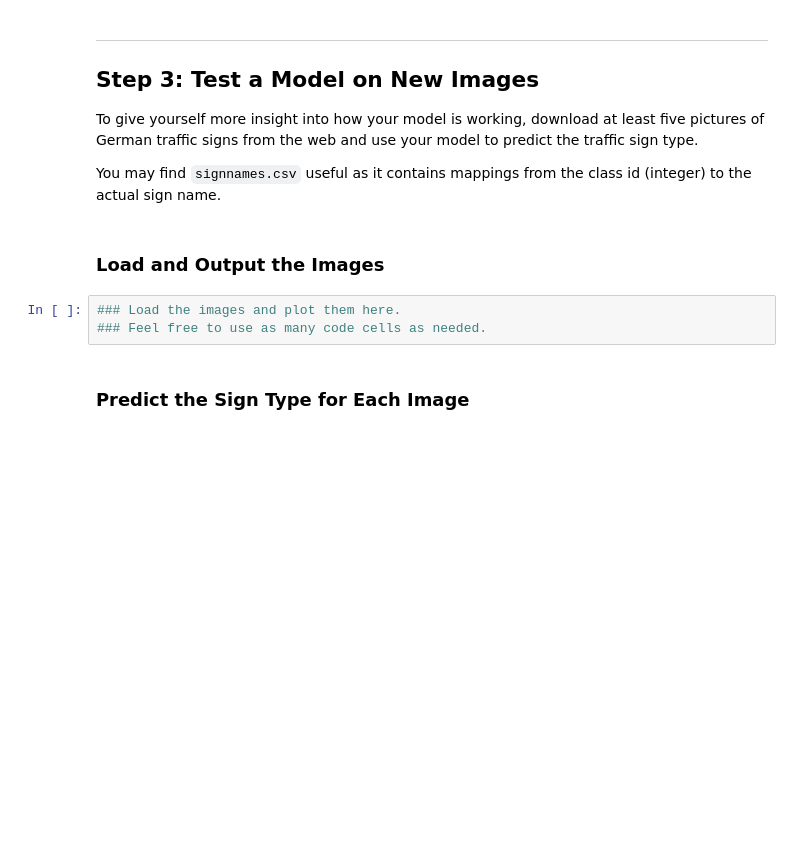
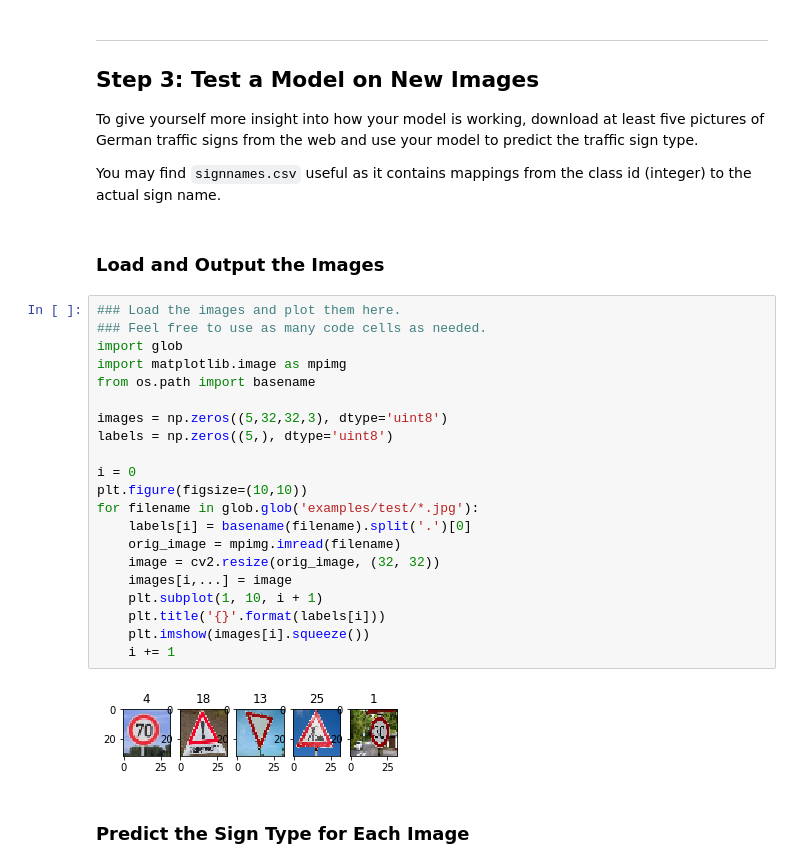
Before and after one commit to pkovarynng/CarND-Traffic-Sign-Classifier-Project, a Jupyter notebook: Traffic_Sign_Classifier.ipynb, the cells around one changed output. Saved outputs shown, nothing was run; the diff lists cells and outputs as text; blank space fills up the shorter version.

Commit message:
testing the model, adding test images and test the model with them

```diff
--- a/Traffic_Sign_Classifier.ipynb
+++ b/Traffic_Sign_Classifier.ipynb
@@ -831,9 +848,29 @@ To give yourself more insight into how your model is working, download at least
 You may find `signnames.csv` useful as it contains mappings from the class id (integer) to the actual sign name.
 # %% [markdown]
 ### Load and Output the Images
-# %%
-### Load the images and plot them here.
-### Feel free to use as many code cells as needed.
+# %%
+### Load the images and plot them here.
+### Feel free to use as many code cells as needed.
+import glob
+import matplotlib.image as mpimg
+from os.path import basename
+
+images = np.zeros((5,32,32,3), dtype='uint8')
+labels = np.zeros((5,), dtype='uint8')
+
+i = 0
+plt.figure(figsize=(10,10))
+for filename in glob.glob('examples/test/*.jpg'):
+    labels[i] = basename(filename).split('.')[0]
+    orig_image = mpimg.imread(filename)
+    image = cv2.resize(orig_image, (32, 32))
+    images[i,...] = image
+    plt.subplot(1, 10, i + 1)
+    plt.title('{}'.format(labels[i]))
+    plt.imshow(images[i].squeeze())
+    i += 1
+# %% [output]
+[figure, added]
 # %% [markdown]
 ### Predict the Sign Type for Each Image
 # %%
```
Also changed, not shown: parts of 9 cells of this notebook.
